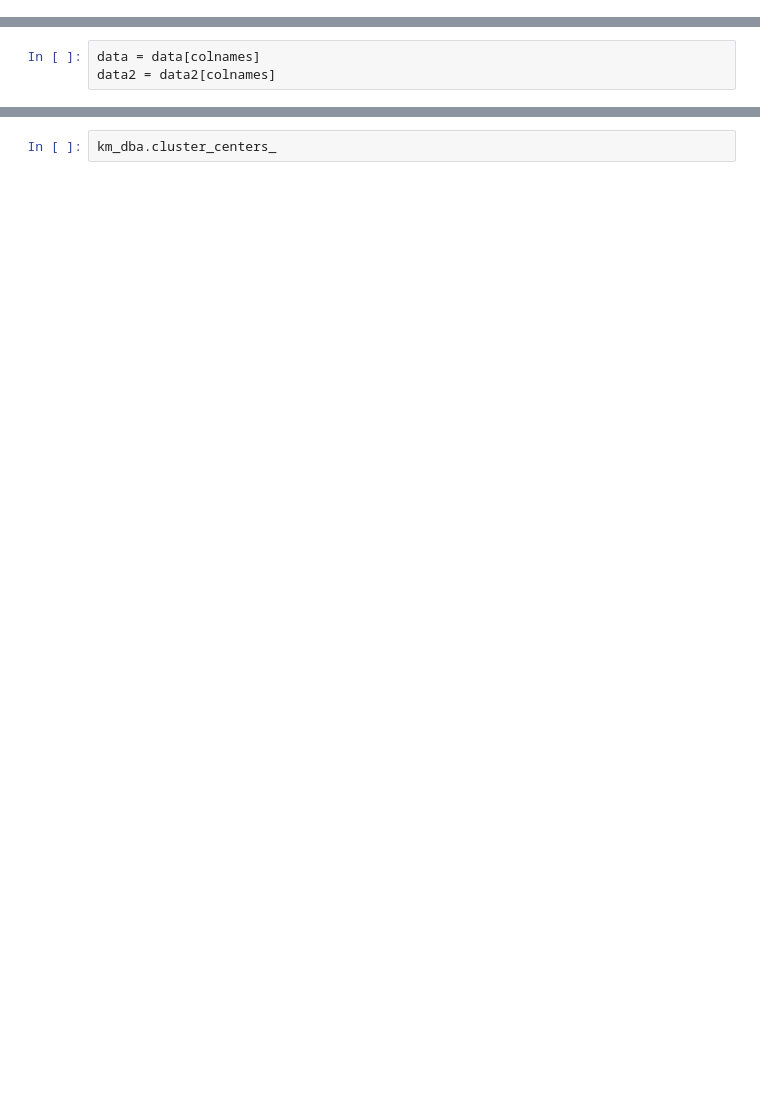
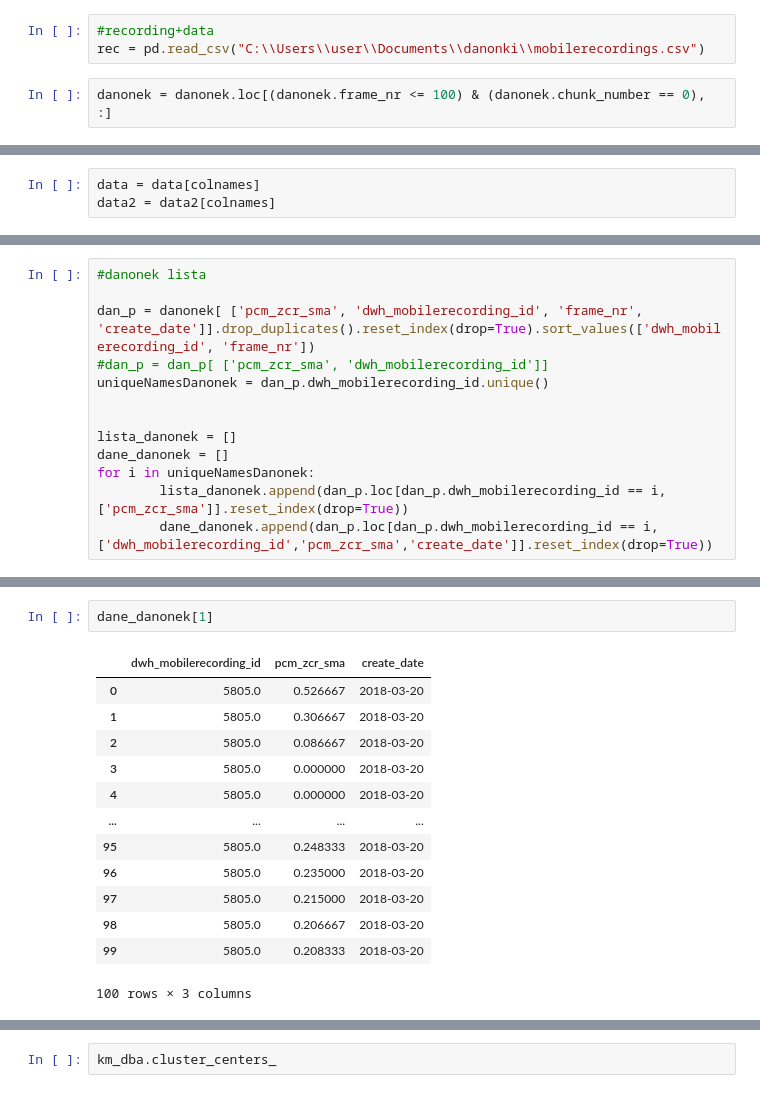
Before and after one commit to kaminskaolga/ts_cluster, a Jupyter notebook: ts.ipynb, the cells around one changed output, grey strips where cells are left out. Drawn from its saved outputs; the diff is of its cells as text; blank space fills up the shorter version.

```diff
--- a/ts.ipynb
+++ b/ts.ipynb
@@ -96,0 +103,5 @@ colnames = ['day','hamd_ymrs','patient_id', 'dw_mobilerecording_id', 'frame_nr']
+# %%
+#recording+data
+rec = pd.read_csv("C:\\Users\\user\\Documents\\danonki\\mobilerecordings.csv")
+# %%
+danonek = danonek.loc[(danonek.frame_nr <= 100) & (danonek.chunk_number == 0), :]
@@ -146,0 +141,13 @@ y = [0, 1, 1]
+# %%
+#danonek lista
+
+dan_p = danonek[ ['pcm_zcr_sma', 'dwh_mobilerecording_id', 'frame_nr', 'create_date']].drop_duplicates().reset_index(drop=True).sort_values(['dwh_mobilerecording_id', 'frame_nr'])
+#dan_p = dan_p[ ['pcm_zcr_sma', 'dwh_mobilerecording_id']]
+uniqueNamesDanonek = dan_p.dwh_mobilerecording_id.unique()
+
+
+lista_danonek = []
+dane_danonek = []
+for i in uniqueNamesDanonek:
+        lista_danonek.append(dan_p.loc[dan_p.dwh_mobilerecording_id == i, ['pcm_zcr_sma']].reset_index(drop=True))
+        dane_danonek.append(dan_p.loc[dan_p.dwh_mobilerecording_id == i, ['dwh_mobilerecording_id','pcm_zcr_sma','create_date']].reset_index(drop=True))
@@ -146,0 +170,16 @@ y = [0, 1, 1]
+# %%
+dane_danonek[1]
+# %% [output]
+|  | dwh_mobilerecording_id | pcm_zcr_sma | create_date |
+| 0 | 5805.0 | 0.526667 | 2018-03-20 |
+| 1 | 5805.0 | 0.306667 | 2018-03-20 |
+| 2 | 5805.0 | 0.086667 | 2018-03-20 |
+| 3 | 5805.0 | 0.000000 | 2018-03-20 |
+| 4 | 5805.0 | 0.000000 | 2018-03-20 |
+| ... | ... | ... | ... |
+| 95 | 5805.0 | 0.248333 | 2018-03-20 |
+| 96 | 5805.0 | 0.235000 | 2018-03-20 |
+| 97 | 5805.0 | 0.215000 | 2018-03-20 |
+| 98 | 5805.0 | 0.206667 | 2018-03-20 |
+| 99 | 5805.0 | 0.208333 | 2018-03-20 |
+100 rows × 3 columns
```
Also changed, not shown: parts of 45 cells of this notebook.
